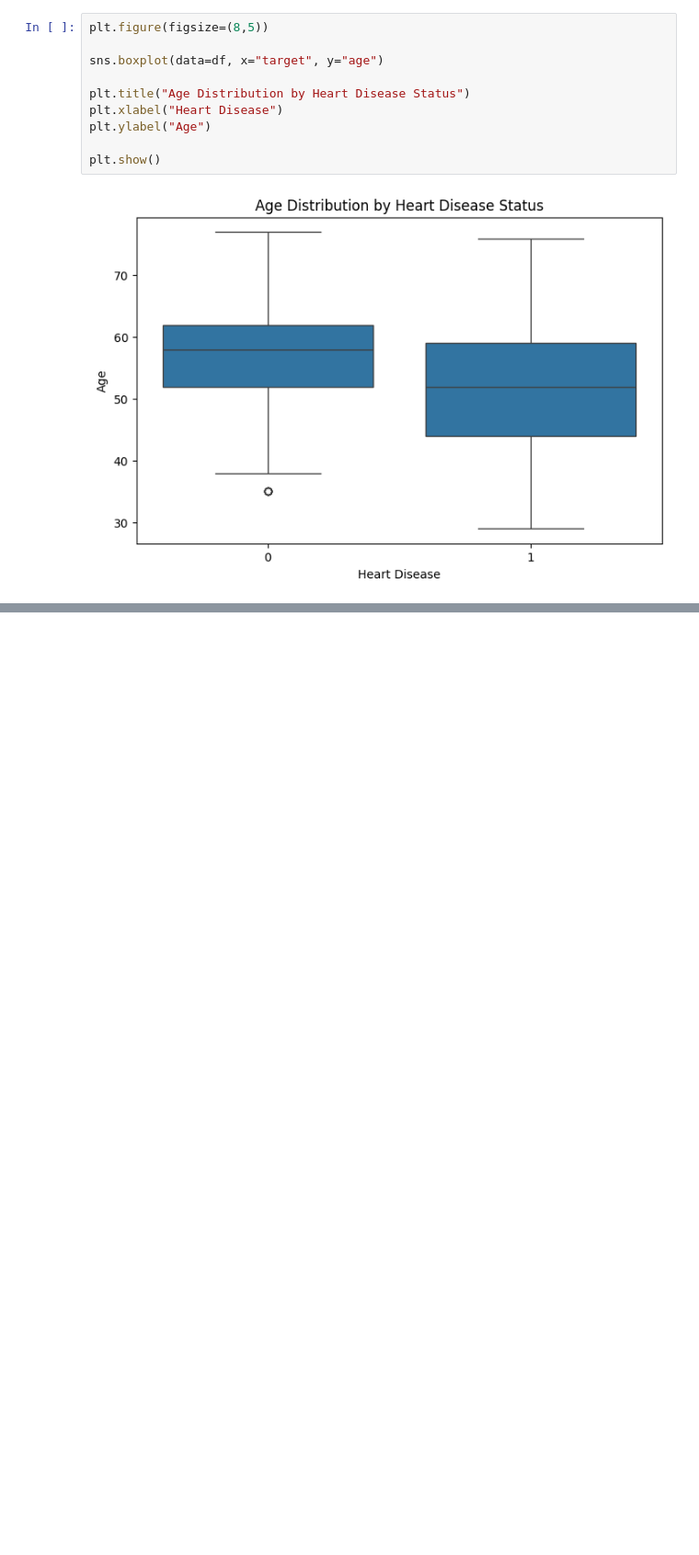
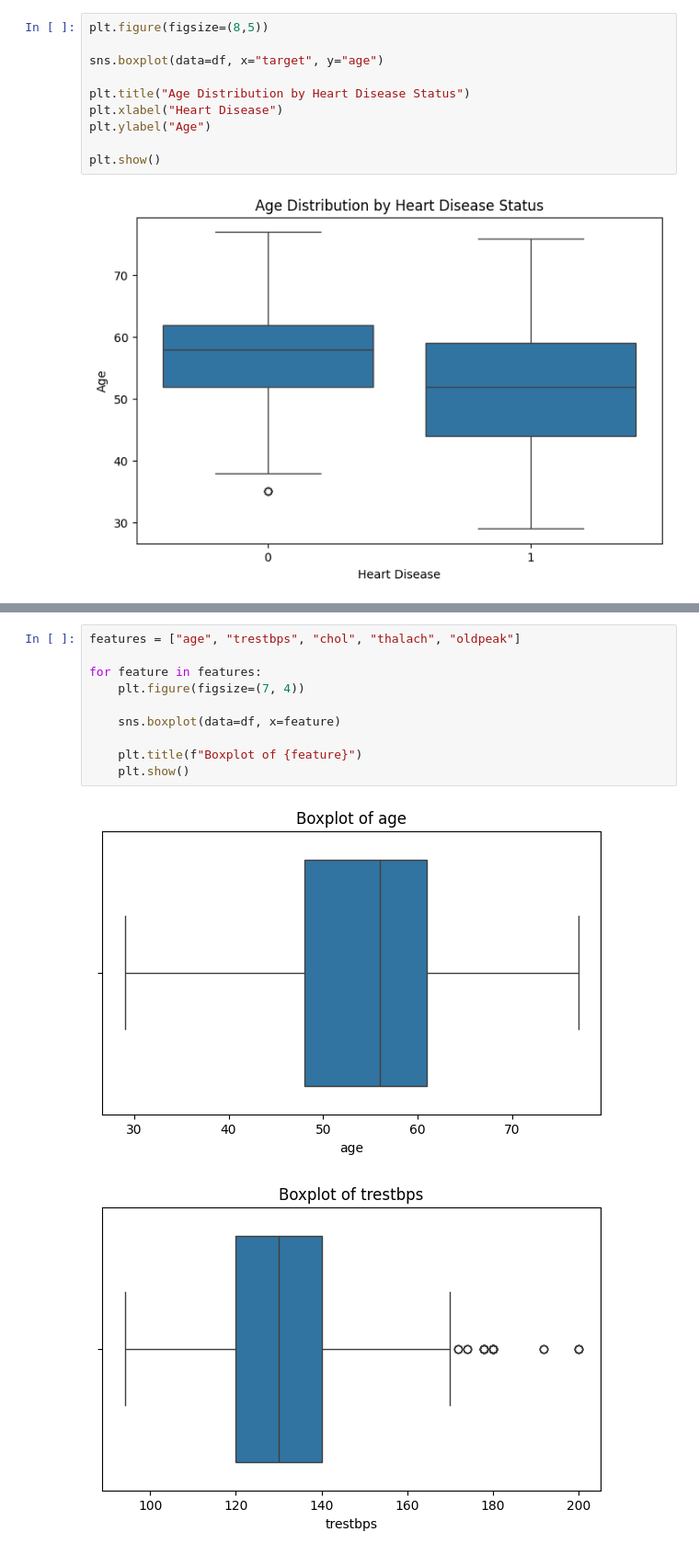
Before and after one commit to halimAhtasham/DeepLearning, a Jupyter notebook: 02_EDA.ipynb, the cells around one changed output, grey strips where cells are left out. Shown at 92% size. Saved outputs shown, nothing was run; the diff lists cells and outputs as text; blank space fills up the shorter version.

```diff
--- a/02_EDA.ipynb
+++ b/02_EDA.ipynb
@@ -212,0 +265,13 @@ plt.show()
+# %%
+features = ["age", "trestbps", "chol", "thalach", "oldpeak"]
+
+for feature in features:
+    plt.figure(figsize=(7, 4))
+
+    sns.boxplot(data=df, x=feature)
+
+    plt.title(f"Boxplot of {feature}")
+    plt.show()
+# %% [output]
+[figure, added]
+[figure, added]
```
Also changed, not shown: parts of 9 cells of this notebook.
